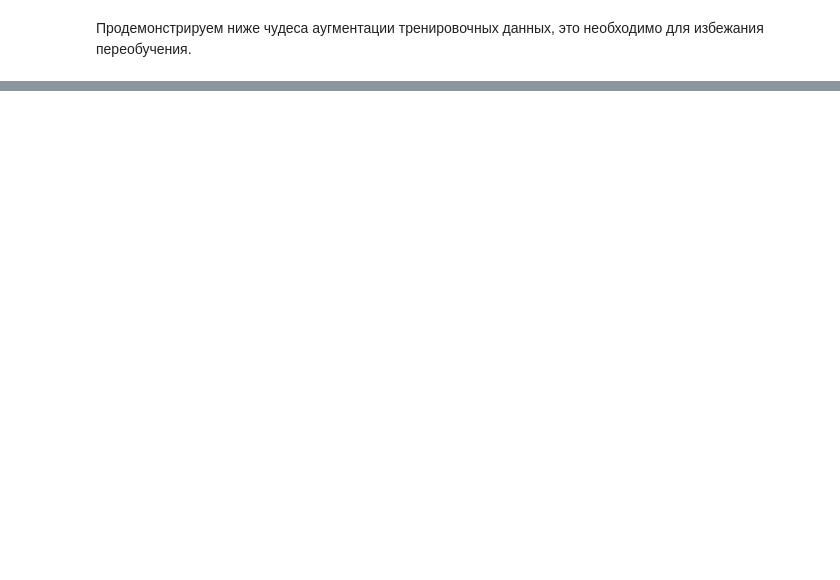
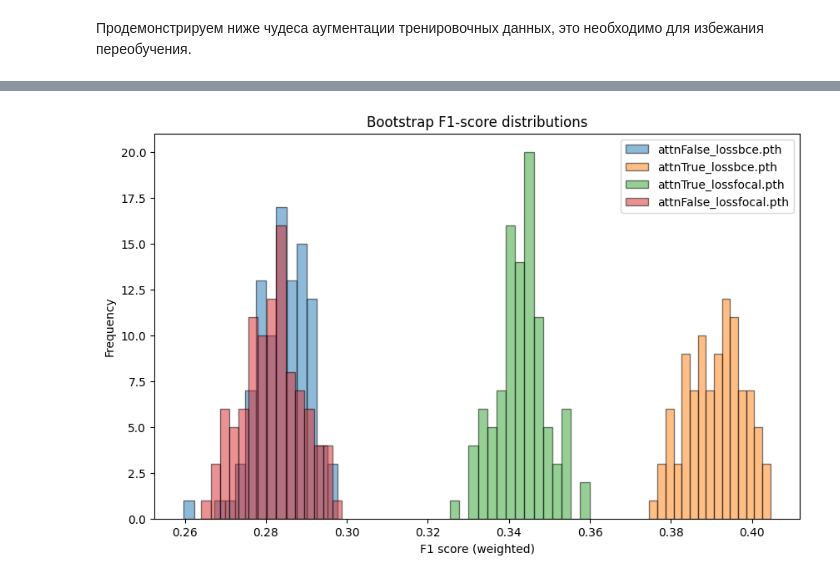
Before and after one commit to xanderkov/Music-Predictor, a Jupyter notebook: notebooks/Bagantsova/music_tagging/pipeline.ipynb, the cells around one changed output, grey strips where cells are left out. Cells and saved outputs as stored; diff of their text form; code cells hidden in the pictures; blank space fills up the shorter version.

```diff
--- a/notebooks/Bagantsova/music_tagging/pipeline.ipynb
+++ b/notebooks/Bagantsova/music_tagging/pipeline.ipynb
@@ -154,6 +152,0 @@ plt.show()
-# %%
-num_classes = len(mlb)
-model = SpectrogramCNN(num_classes)
-
-model = train_model(model, train_loader, val_loader, y_train, num_epochs=100, lr=0.01, w_d=1e-4,
-                    device='mps')
@@ -209,0 +195,16 @@ Accuracy: 0.1503
+# %%
+import os
+
+device = "mps"
+num_classes = len(mlb)
+bootstrap_results = {}
+model_dir = "model_cache"
+
+for fname in os.listdir(model_dir):
+    if fname.endswith(".pth"):
+        model_path = os.path.join(model_dir, fname)
+        print(f"Processing: {fname}")
+        use_attn = False if fname[4:fname.find("_")] == "False" else True
+        model = load_model(model_path, num_classes=num_classes, device=device, use_attention=use_attn)
+        f1_scores = bootstrap_f1(model, test_loader, device=device, n_iter=100)
+        bootstrap_results[fname] = f1_scores
@@ -209,0 +216,14 @@ Accuracy: 0.1503
+# %%
+import scipy.stats as sts
+import pandas as pd
+
+df = pd.DataFrame(bootstrap_results)
+
+print("Mean F1-scores:")
+print(df.mean().sort_values(ascending=False))
+print()
+model_names = list(df.columns)
+for i, name_a in enumerate(model_names):
+    for name_b in model_names[i+1:]:
+        stat, p = sts.wilcoxon(df[name_a], df[name_b])
+        print(f"{name_a} vs {name_b}: p = {p:.4f}")
@@ -209,0 +244,11 @@ Accuracy: 0.1503
+# %%
+plt.figure(figsize=(10, 6))
+for name in df.columns:
+    plt.hist(df[name], bins=15, alpha=0.5, label=name, edgecolor='black')
+plt.title("Bootstrap F1-score distributions")
+plt.xlabel("F1 score (weighted)")
+plt.ylabel("Frequency")
+plt.legend()
+plt.show()
+# %% [output]
+[figure, added]
```
Also changed, not shown: parts of 31 cells of this notebook, 5 other files.
